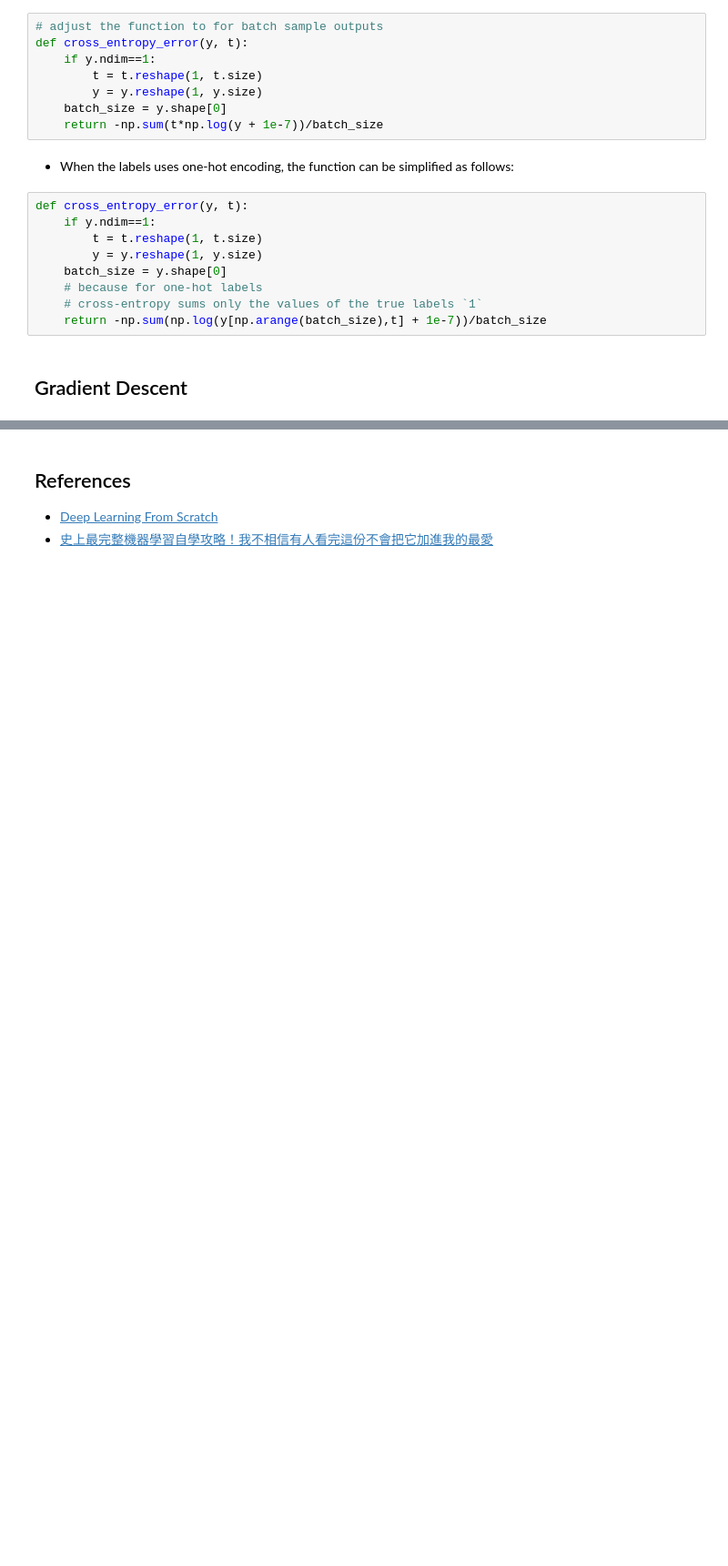
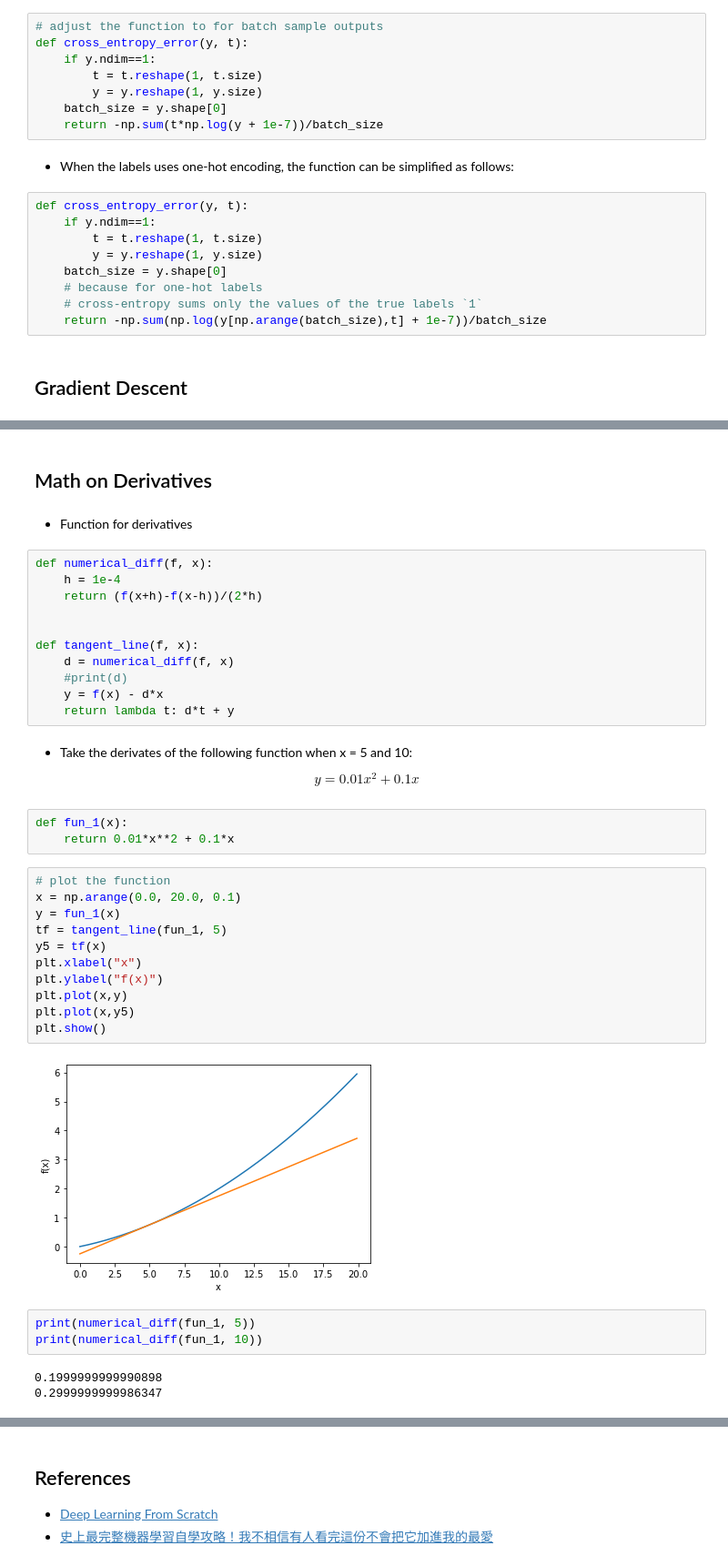
Before and after one commit to alvinntnu/python-notes, a Jupyter notebook: _build/jupyter_execute/nlp/neural-network-from-scratch.ipynb, the cells around one changed output, grey strips where cells are left out. Shown: that part at 91% size. Drawn from its saved outputs; the diff is of its cells as text; blank space fills up the shorter version.

```diff
--- a/_build/jupyter_execute/nlp/neural-network-from-scratch.ipynb
+++ b/_build/jupyter_execute/nlp/neural-network-from-scratch.ipynb
@@ -263,0 +318,41 @@ def cross_entropy_error(y, t):
+# %% [markdown]
+## Math on Derivatives
+# %% [markdown]
+- Function for derivatives
+# %%
+def numerical_diff(f, x):
+    h = 1e-4
+    return (f(x+h)-f(x-h))/(2*h)
+
+
+def tangent_line(f, x):
+    d = numerical_diff(f, x)
+    #print(d)
+    y = f(x) - d*x
+    return lambda t: d*t + y
+# %% [markdown]
+- Take the derivates of the following function when x = 5 and 10:
+
+$$y = 0.01x^2 + 0.1x$$
+# %%
+def fun_1(x):
+    return 0.01*x**2 + 0.1*x
+# %%
+# plot the function
+x = np.arange(0.0, 20.0, 0.1)
+y = fun_1(x)
+tf = tangent_line(fun_1, 5)
+y5 = tf(x)
+plt.xlabel("x")
+plt.ylabel("f(x)")
+plt.plot(x,y)
+plt.plot(x,y5)
+plt.show()
+# %% [output]
+[figure, added]
+# %%
+print(numerical_diff(fun_1, 5))
+print(numerical_diff(fun_1, 10))
+# %% [output]
+0.1999999999990898
+0.2999999999986347
```
Also changed, not shown: parts of 26 cells of this notebook, 24 other files.
